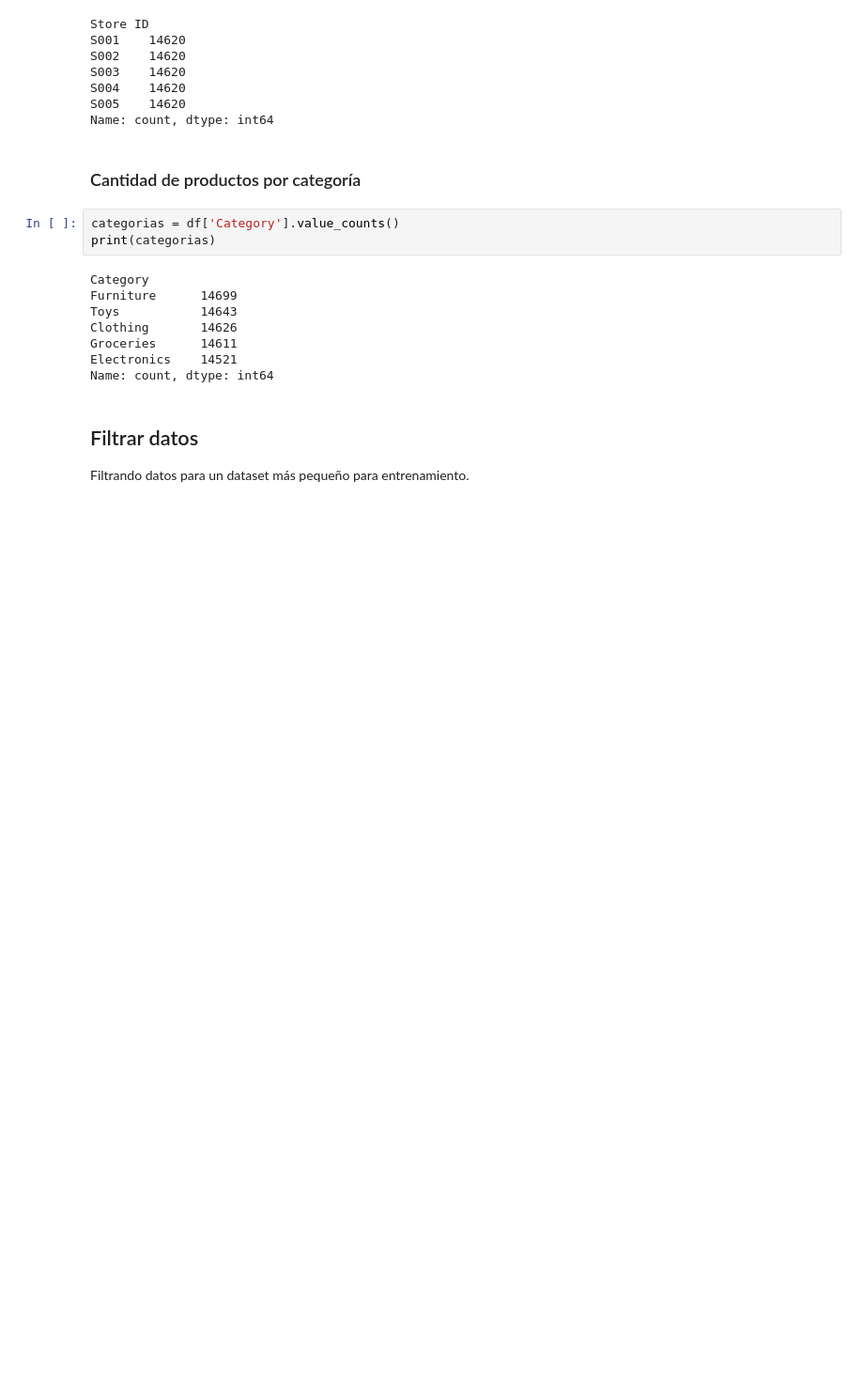
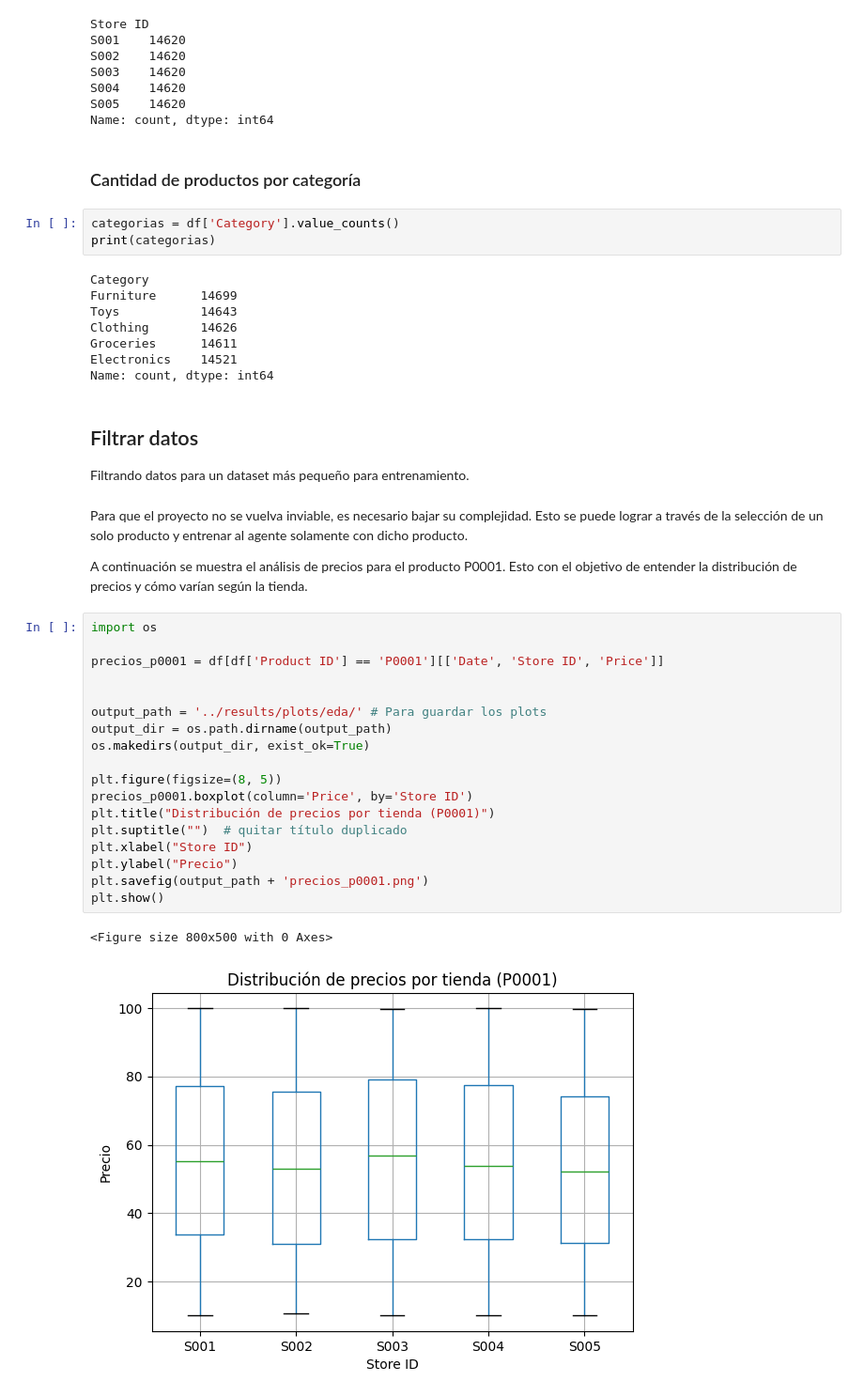
Before and after one commit to marCRACK29/Optimizacion-de-Inventario, a Jupyter notebook: notebooks/eda.ipynb, the cells around one changed output. Shown at 94% size. Drawn from its saved outputs; the diff is of its cells as text; blank space fills up the shorter version.

```diff
--- a/notebooks/eda.ipynb
+++ b/notebooks/eda.ipynb
@@ -117,3 +117,28 @@ Name: count, dtype: int64
 # %% [markdown]
 ## Filtrar datos
 Filtrando datos para un dataset más pequeño para entrenamiento.
+# %% [markdown]
+Para que el proyecto no se vuelva inviable, es necesario bajar su complejidad. Esto se puede lograr a través de la selección de un solo producto y entrenar al agente solamente con dicho producto.
+
+A continuación se muestra el análisis de precios para el producto P0001. Esto con el objetivo de entender la distribución de precios y cómo varían según la tienda.
+# %%
+import os
+
+precios_p0001 = df[df['Product ID'] == 'P0001'][['Date', 'Store ID', 'Price']]
+
+
+output_path = '../results/plots/eda/' # Para guardar los plots
+output_dir = os.path.dirname(output_path)
+os.makedirs(output_dir, exist_ok=True)
+
+plt.figure(figsize=(8, 5))
+precios_p0001.boxplot(column='Price', by='Store ID')
+plt.title("Distribución de precios por tienda (P0001)")
+plt.suptitle("")  # quitar título duplicado
+plt.xlabel("Store ID")
+plt.ylabel("Precio")
+plt.savefig(output_path + 'precios_p0001.png')
+plt.show()
+# %% [output]
+<Figure size 800x500 with 0 Axes>
+[figure, added]
```
Also changed, not shown: parts of 3 cells of this notebook, 19 other files.
